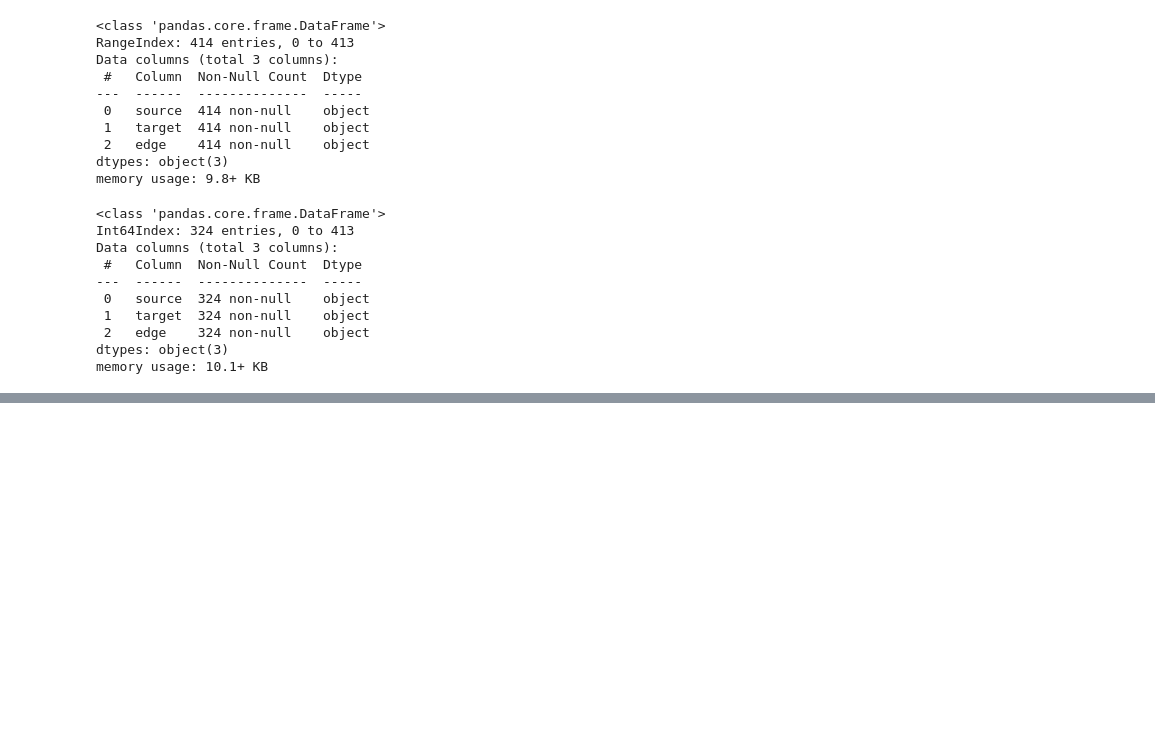
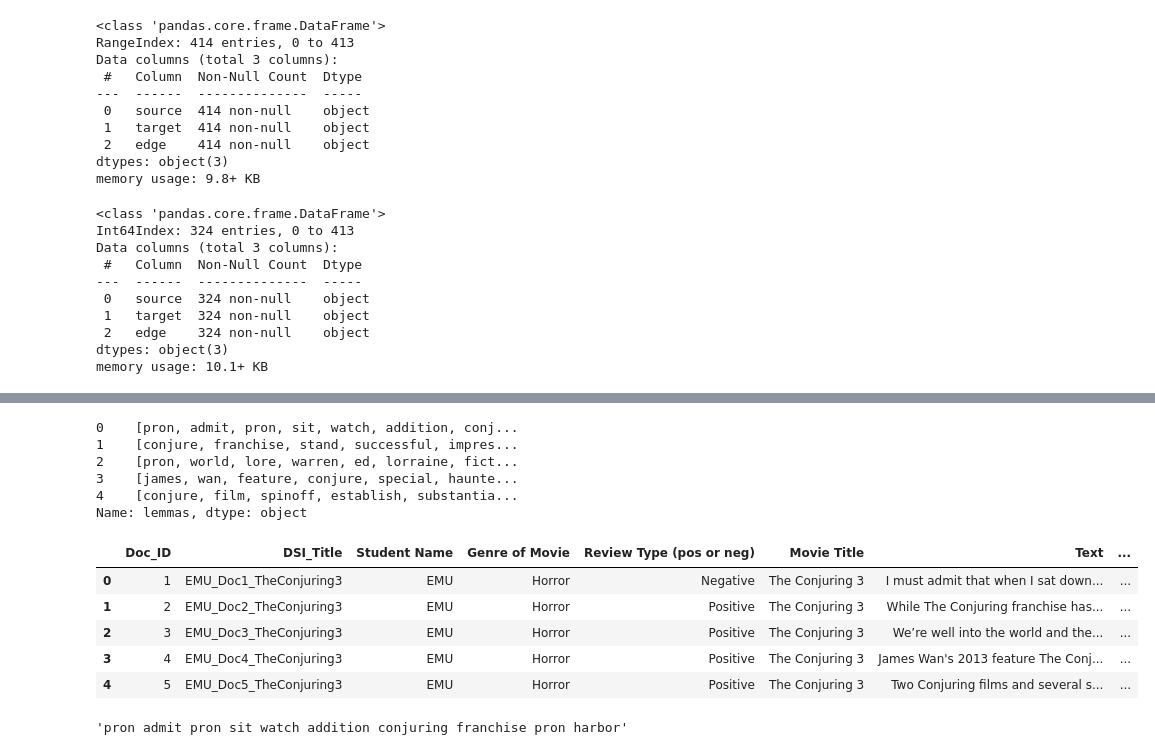
Before and after one commit to erinmcmahon26/NLP-Chat-Bot, a Jupyter notebook: Knowledge_Graph.ipynb, the cells around one changed output, grey strips where cells are left out. Saved outputs shown, nothing was run; the diff lists cells and outputs as text; code cells hidden in the pictures; blank space fills up the shorter version.

```diff
--- a/Knowledge_Graph.ipynb
+++ b/Knowledge_Graph.ipynb
@@ -373,0 +365,47 @@ def plot_graph(df: pd.DataFrame, show_edges: bool = False, figsize: Tuple[int, i
+# %%
+def remove_punctuation(text: str) -> str:
+    return re.sub('[^a-zA-Z]', '', str(text))
+
+def remove_tags(text: str) -> str:
+    return re.sub('&lt;/?.*?&gt;', '', text)
+
+def remove_special_chars_and_digits(text: str) -> str:
+    return re.sub('(\\d|\\W)+', '', text)
+
+def get_sentences(text: str) -> List[str]:
+    return [str(x) for x in nlp(text).sents]
+
+def get_coref_resolved_sentences(text: str) -> List[str]:
+    return [str(x) for x in nlp(text).sents]
+
+def get_lemmas(text: str, stopwords: Set[str]) -> List[str]:
+    initial = [remove_tags(remove_special_chars_and_digits(remove_punctuation(x.lemma_.lower()))) for x in nlp(text)]
+    return [x for x in initial if x not in stopwords]
+
+def lemmatize_sentence(text: str, stopwords: Set[str]) -> str:
+    return ' '.join(get_lemmas(text, stopwords))
+# %%
+corpus['raw_sentences'] = corpus.Text.apply(get_sentences)
+# %%
+default_stopwords=\
+set(nltk.corpus.stopwords.words('english')).union(set(nlp.Defaults.stop_words)).union({' ', ''})
+corpus['lemmas'] = corpus.Text.apply(lambda x: get_lemmas(x, default_stopwords))
+corpus.lemmas.head()
+# %% [output]
+0    [pron, admit, pron, sit, watch, addition, conj...
+1    [conjure, franchise, stand, successful, impres...
+2    [pron, world, lore, warren, ed, lorraine, fict...
+3    [james, wan, feature, conjure, special, haunte...
+4    [conjure, film, spinoff, establish, substantia...
+Name: lemmas, dtype: object
+# %%
+corpus['lemmas_joined'] = corpus.lemmas.apply(lambda x: ' '.join(x))
+# %%
+corpus.head()
+# %% [output]
+|  | Doc_ID | DSI_Title | Student Name | Genre of Movie | Review Type (pos or neg) | Movie Title | Text | ... |
+| 0 | 1 | EMU_Doc1_TheConjuring3 | EMU | Horror | Negative | The Conjuring 3 | I must admit that when I sat down... | ... |
+| 1 | 2 | EMU_Doc2_TheConjuring3 | EMU | Horror | Positive | The Conjuring 3 | While The Conjuring franchise has... | ... |
+| 2 | 3 | EMU_Doc3_TheConjuring3 | EMU | Horror | Positive | The Conjuring 3 | We’re well into the world and the... | ... |
+| 3 | 4 | EMU_Doc4_TheConjuring3 | EMU | Horror | Positive | The Conjuring 3 | James Wan's 2013 feature The Conj... | ... |
+| 4 | 5 | EMU_Doc5_TheConjuring3 | EMU | Horror | Positive | The Conjuring 3 | Two Conjuring films and several s... | ... |
@@ -373,0 +420,4 @@ def plot_graph(df: pd.DataFrame, show_edges: bool = False, figsize: Tuple[int, i
+# %%
+tc3_clean_sents[0]
+# %% [output]
+'pron admit pron sit watch addition conjuring franchise pron harbor'
```
Also changed, not shown: parts of 44 cells of this notebook.
